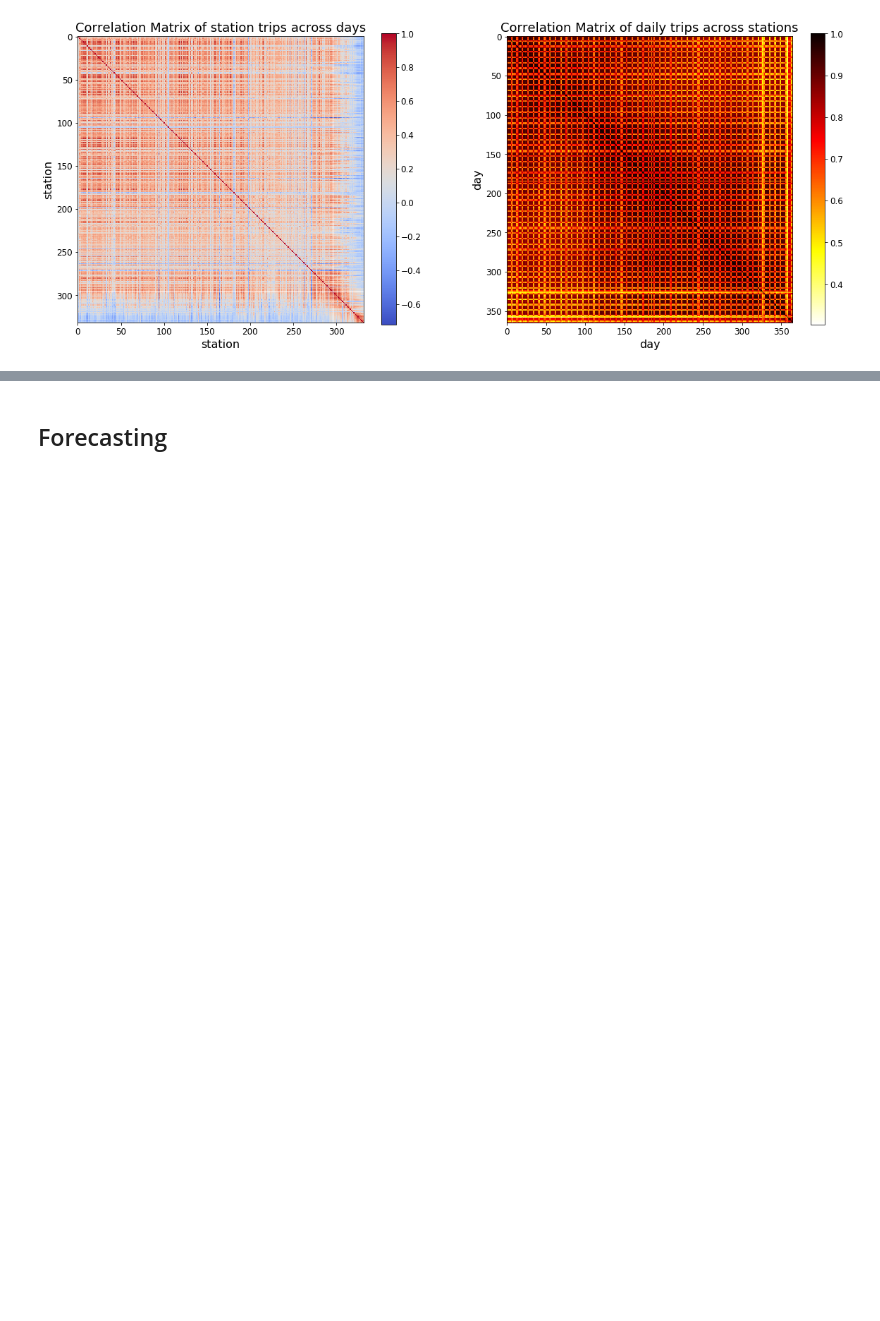
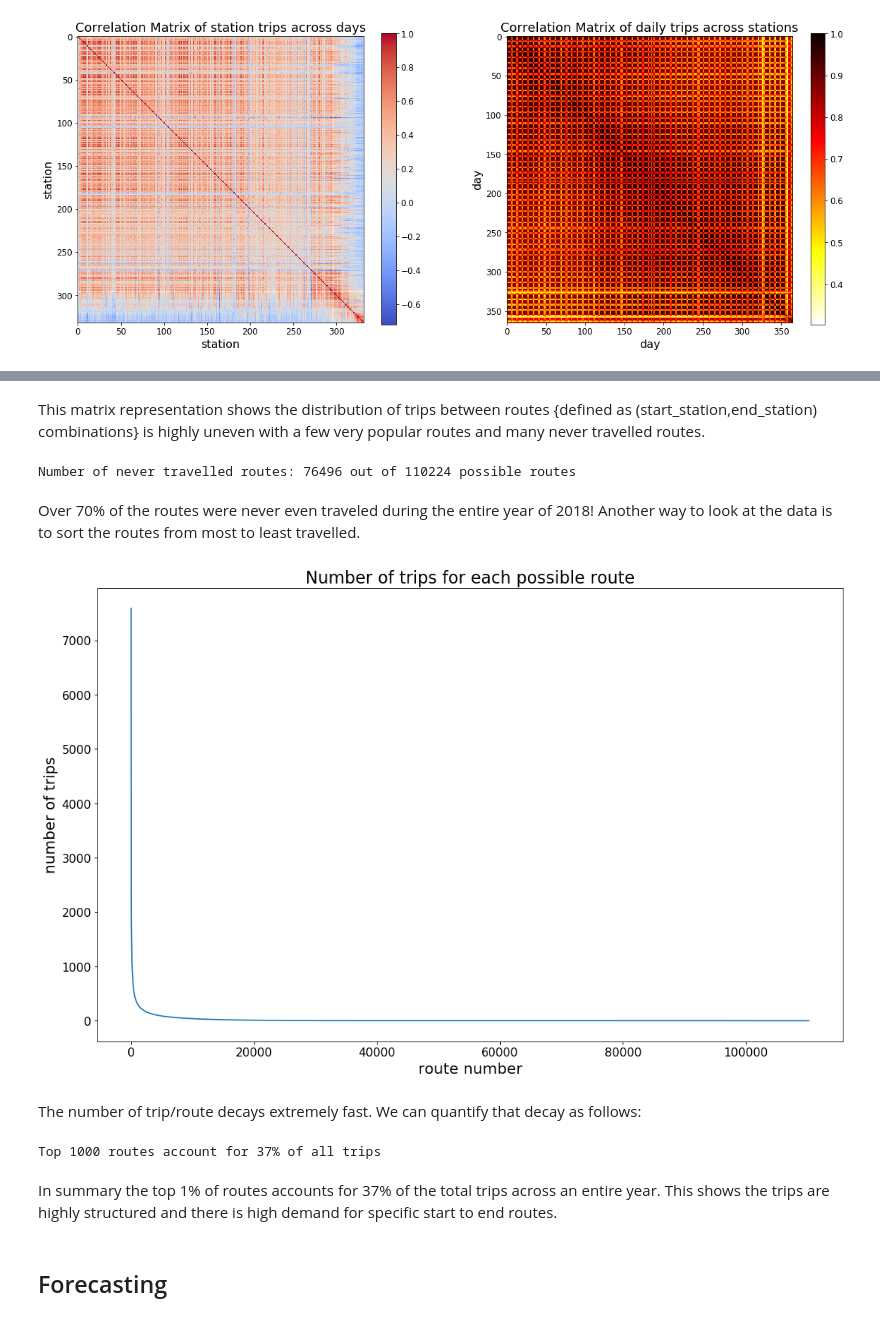
Before and after one commit to diogorpeixoto/lyftbaywheels, a Jupyter notebook: Lyft_Bay_Wheels.ipynb, the cells around one changed output, grey strips where cells are left out. Cells and saved outputs as stored; diff of their text form; code cells hidden in the pictures; blank space fills up the shorter version.

```diff
--- a/Lyft_Bay_Wheels.ipynb
+++ b/Lyft_Bay_Wheels.ipynb
@@ -556 +596,36 @@ def run_PCA(matrix):
+# %% [markdown]
+This matrix representation shows the distribution of trips between routes {defined as (start_station,end_station) combinations} is highly uneven with a few very popular routes and many never travelled routes.
+# %%
+number_of_possible_routes = start_end_matrix_2018.shape[0]*start_end_matrix_2018.shape[1]
+print("Number of never travelled routes:", np.count_nonzero(start_end_matrix_2018 == 0), "out of", number_of_possible_routes,"possible routes" )
+# %% [output]
+Number of never travelled routes: 76496 out of 110224 possible routes
+# %% [markdown]
+Over 70% of the routes were never even traveled during the entire year of 2018!
+Another way to look at the data is to sort the routes from most to least travelled.
+# %%
+flat_start_end_matrix_2018 = start_end_matrix_2018.values.flatten()
+sorted_flat_start_end_matrix_2018 = sorted(flat_start_end_matrix_2018,reverse = True)
+
+fig = plt.figure(figsize=(16, 10), dpi= 80)
+plt.plot(sorted_flat_start_end_matrix_2018)
+ax_2 = plt.gca()
+ax_2.set(title='Number of trips for each possible route', xlabel='route number', ylabel='number of trips')
+ax_2.title.set_fontsize(20)
+ax_2.yaxis.label.set_fontsize(18)
+ax_2.xaxis.label.set_fontsize(18)
+for item in (ax_2.get_xticklabels() + ax_2.get_yticklabels()):
+        item.set_fontsize(14)
+# %% [output]
+[figure, added]
+# %% [markdown]
+The number of trip/route decays extremely fast. We can quantify that decay as follows:
+# %%
+num_trips_top_routes = np.sum(sorted_flat_start_end_matrix_2018[0:1000])
+total_num_trips = np.sum(sorted_flat_start_end_matrix_2018)
+print("Top 1000 routes account for %.0f%% of all trips" % (num_trips_top_routes/total_num_trips * 100))
+# %% [output]
+Top 1000 routes account for 37% of all trips
+# %% [markdown]
+In summary the top 1% of routes accounts for 37% of the total trips across an entire year. This shows the trips are highly structured and there is high demand for specific start to end routes.
 # %%
```
Also changed, not shown: parts of 22 cells of this notebook.
